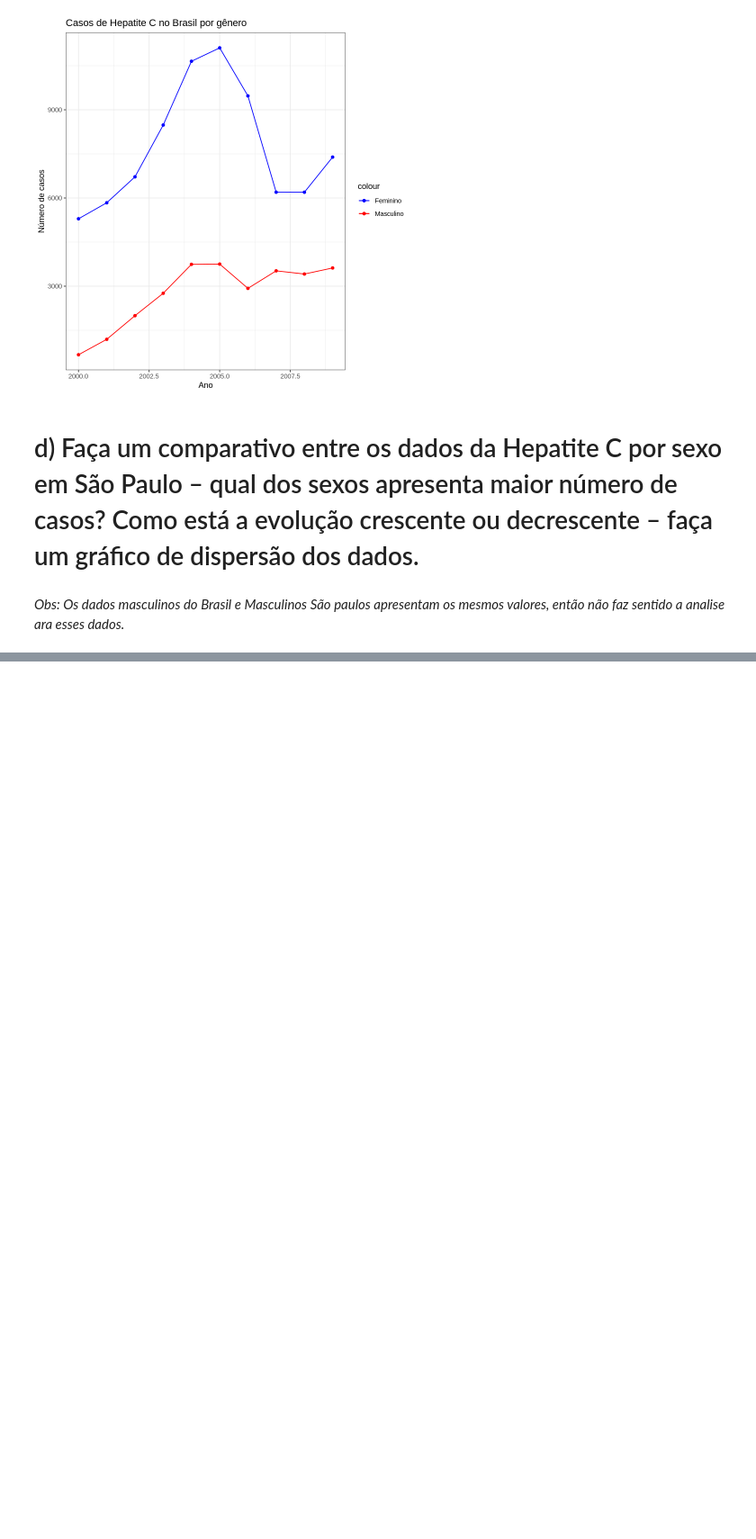
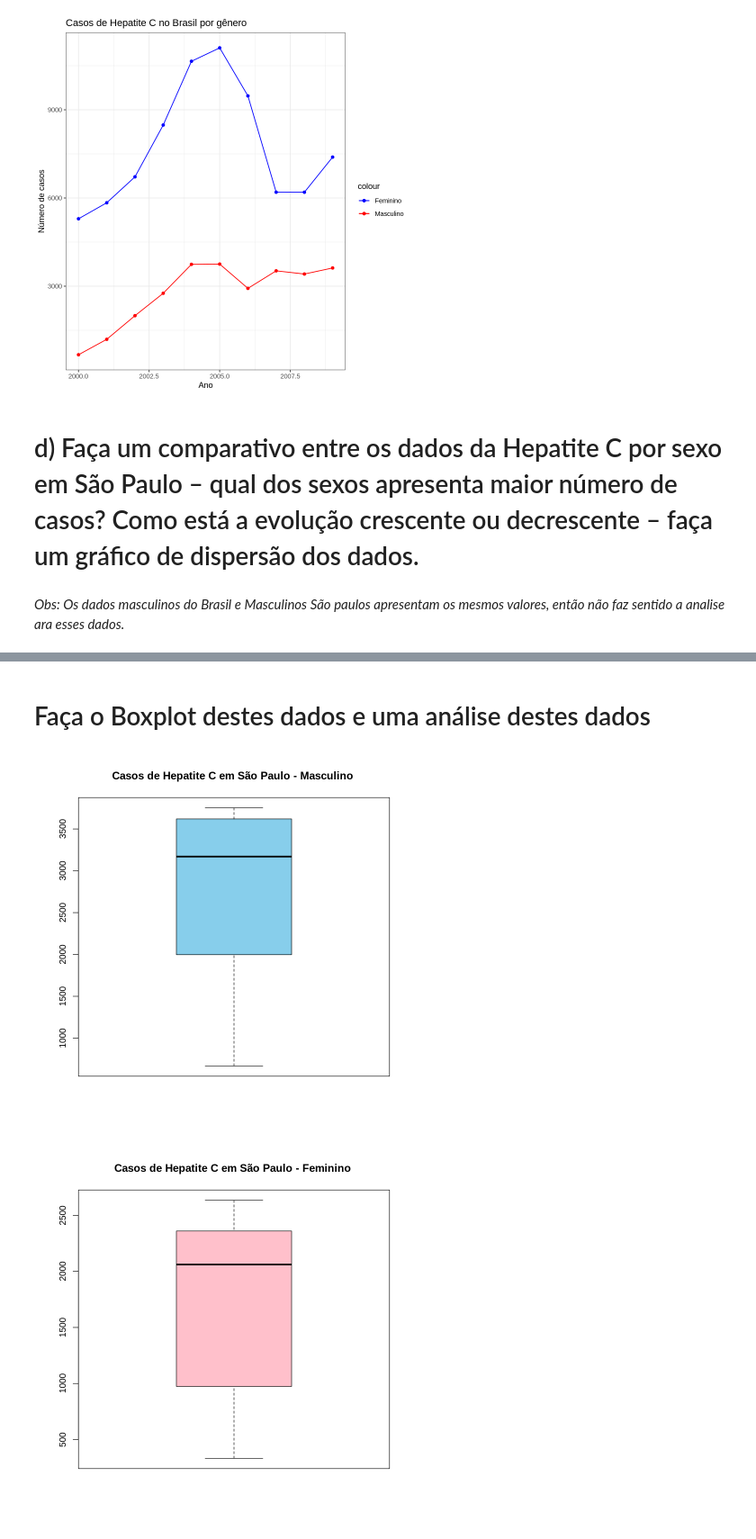
Before and after one commit to Gabrieldiasdeoliveira/Analise-Bayesiana, a Jupyter notebook: Atividade_2.ipynb, the cells around one changed output, grey strips where cells are left out. Shown at 90% size. Cells and saved outputs as stored; diff of their text form; code cells hidden in the pictures; blank space fills up the shorter version.

```diff
--- a/Atividade_2.ipynb
+++ b/Atividade_2.ipynb
@@ -546,0 +619,8 @@ ggplot(comparativo_genero, aes(x = ano, y = brasil_feminino, color = "Feminino")
+# %% [markdown]
+# Faça o Boxplot destes dados e uma análise destes dados
+# %%
+boxplot(hepatite$sao_paulo_masculino,col = "skyblue", main = "Casos de Hepatite C em São Paulo - Masculino ")
+boxplot(hepatite$sao_paulo_feminino,col = "pink", main = "Casos de Hepatite C em São Paulo - Feminino ")
+# %% [output]
+[figure, added]
+[figure, added]
```
Also changed, not shown: parts of 4 cells of this notebook.
